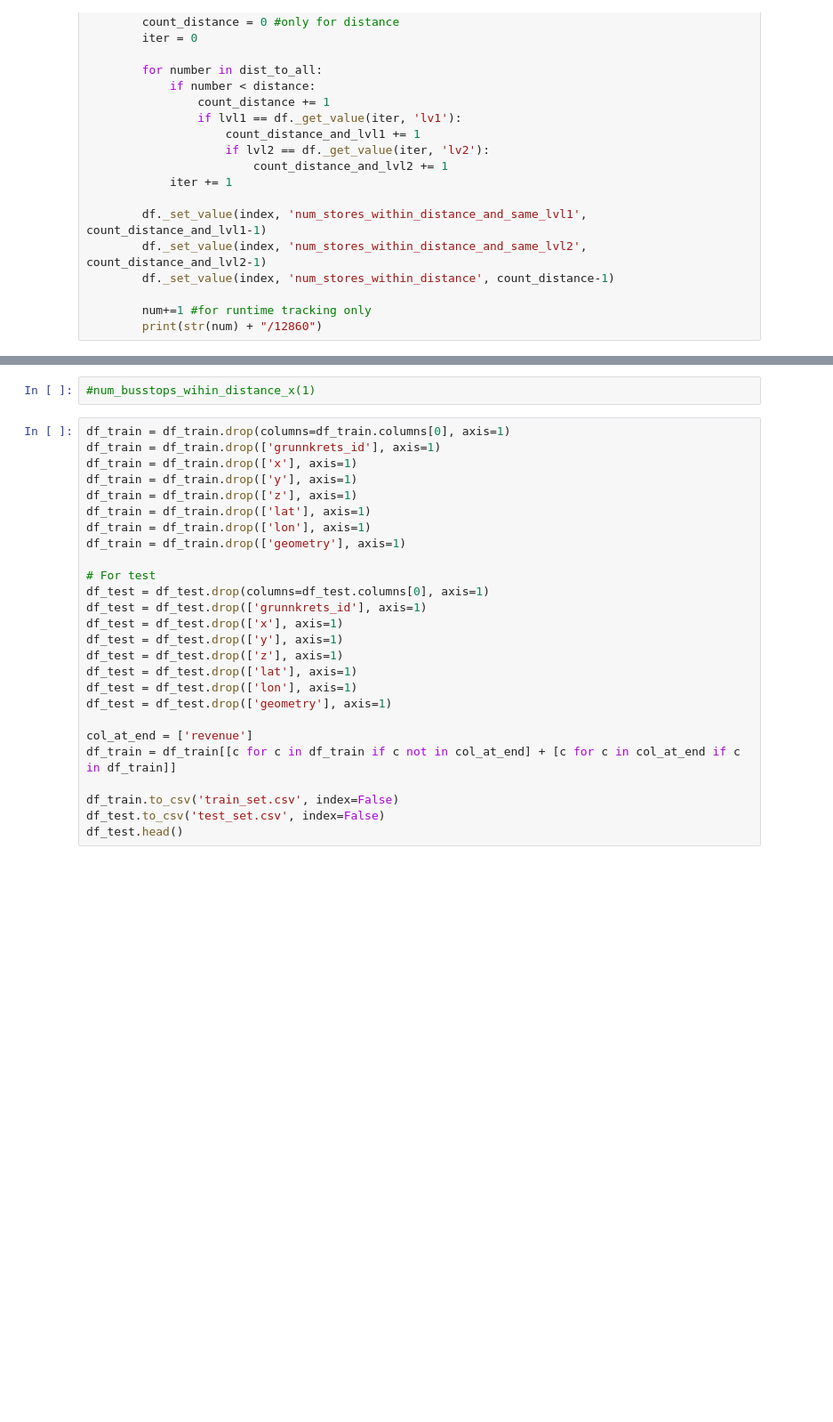
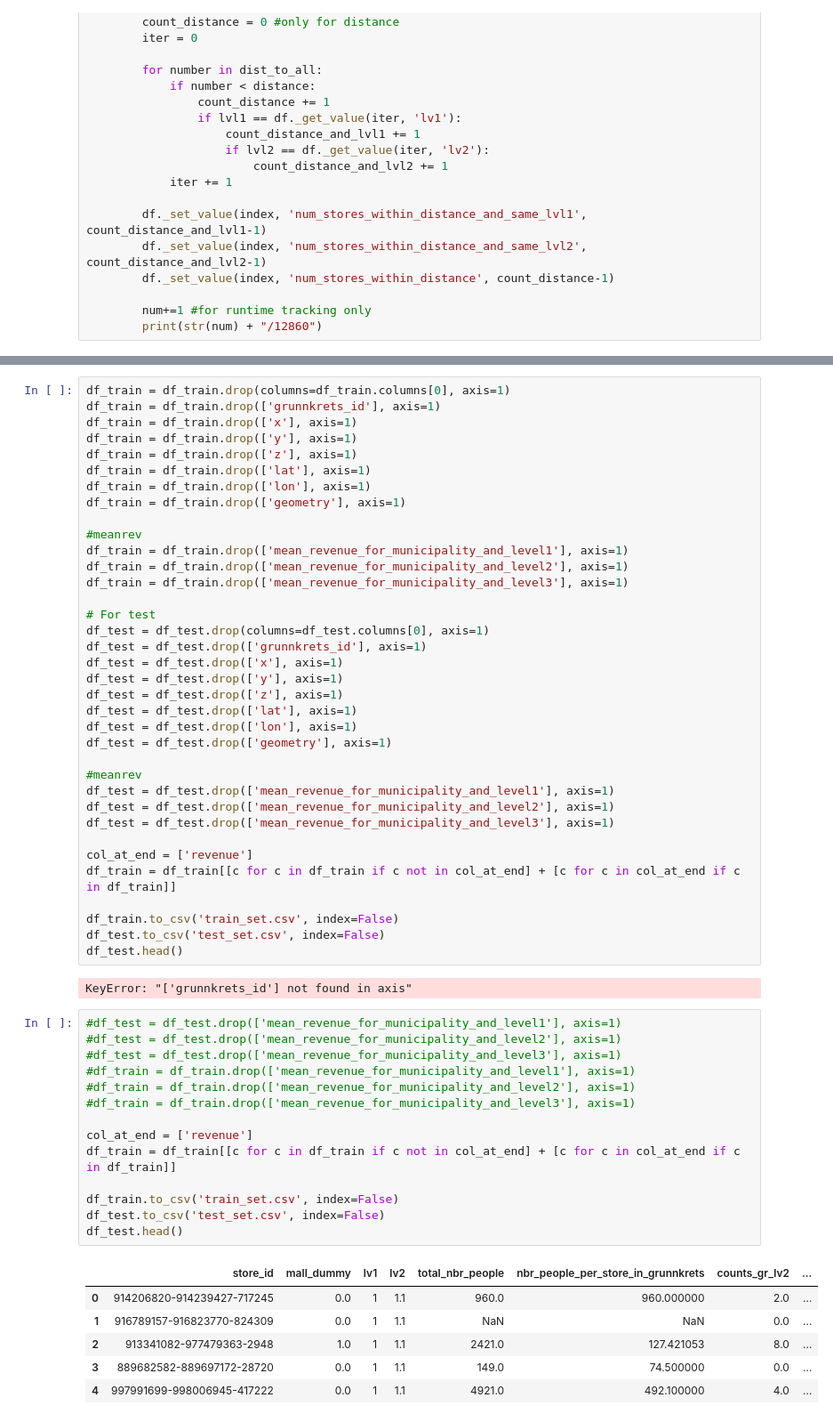
Before and after one commit to paaskehaakon/ML-project, a Jupyter notebook: feature_engineering/mean_rev.ipynb, the cells around one changed output, grey strips where cells are left out. Shown: that part at 89% size. Drawn from its saved outputs; the diff is of its cells as text; blank space fills up the shorter version.

```diff
--- a/feature_engineering/mean_rev.ipynb
+++ b/feature_engineering/mean_rev.ipynb
@@ -147,5 +234,3 @@ store_dist_lvl(1, df_test)
-# %%
-#num_busstops_wihin_distance_x(1)
 # %%
 df_train = df_train.drop(columns=df_train.columns[0], axis=1)
 df_train = df_train.drop(['grunnkrets_id'], axis=1)
@@ -155,6 +240,11 @@ df_train = df_train.drop(['z'], axis=1)
 df_train = df_train.drop(['lat'], axis=1)
 df_train = df_train.drop(['lon'], axis=1)
 df_train = df_train.drop(['geometry'], axis=1)
+
+#meanrev
+df_train = df_train.drop(['mean_revenue_for_municipality_and_level1'], axis=1)
+df_train = df_train.drop(['mean_revenue_for_municipality_and_level2'], axis=1)
+df_train = df_train.drop(['mean_revenue_for_municipality_and_level3'], axis=1)
 
 # For test
 df_test = df_test.drop(columns=df_test.columns[0], axis=1)
@@ -166,9 +256,37 @@ df_test = df_test.drop(['lat'], axis=1)
 df_test = df_test.drop(['lon'], axis=1)
 df_test = df_test.drop(['geometry'], axis=1)
 
+#meanrev
+df_test = df_test.drop(['mean_revenue_for_municipality_and_level1'], axis=1)
+df_test = df_test.drop(['mean_revenue_for_municipality_and_level2'], axis=1)
+df_test = df_test.drop(['mean_revenue_for_municipality_and_level3'], axis=1)
+
 col_at_end = ['revenue']
 df_train = df_train[[c for c in df_train if c not in col_at_end] + [c for c in col_at_end if c in df_train]]
 
 df_train.to_csv('train_set.csv', index=False)
 df_test.to_csv('test_set.csv', index=False)
 df_test.head()
+# %% [output]
+KeyError: "['grunnkrets_id'] not found in axis"
+# %%
+#df_test = df_test.drop(['mean_revenue_for_municipality_and_level1'], axis=1)
+#df_test = df_test.drop(['mean_revenue_for_municipality_and_level2'], axis=1)
+#df_test = df_test.drop(['mean_revenue_for_municipality_and_level3'], axis=1)
+#df_train = df_train.drop(['mean_revenue_for_municipality_and_level1'], axis=1)
+#df_train = df_train.drop(['mean_revenue_for_municipality_and_level2'], axis=1)
+#df_train = df_train.drop(['mean_revenue_for_municipality_and_level3'], axis=1)
+
+col_at_end = ['revenue']
+df_train = df_train[[c for c in df_train if c not in col_at_end] + [c for c in col_at_end if c in df_train]]
+
+df_train.to_csv('train_set.csv', index=False)
+df_test.to_csv('test_set.csv', index=False)
+df_test.head()
+# %% [output]
+|  | store_id | mall_dummy | lv1 | lv2 | total_nbr_people | nbr_people_per_store_in_grunnkrets | counts_gr_lv2 | ... |
+| 0 | 914206820-914239427-717245 | 0.0 | 1 | 1.1 | 960.0 | 960.000000 | 2.0 | ... |
+| 1 | 916789157-916823770-824309 | 0.0 | 1 | 1.1 | NaN | NaN | 0.0 | ... |
+| 2 | 913341082-977479363-2948 | 1.0 | 1 | 1.1 | 2421.0 | 127.421053 | 8.0 | ... |
+| 3 | 889682582-889697172-28720 | 0.0 | 1 | 1.1 | 149.0 | 74.500000 | 0.0 | ... |
+| 4 | 997991699-998006945-417222 | 0.0 | 1 | 1.1 | 4921.0 | 492.100000 | 4.0 | ... |
```
Also changed, not shown: parts of 4 cells of this notebook, 2 other files.
